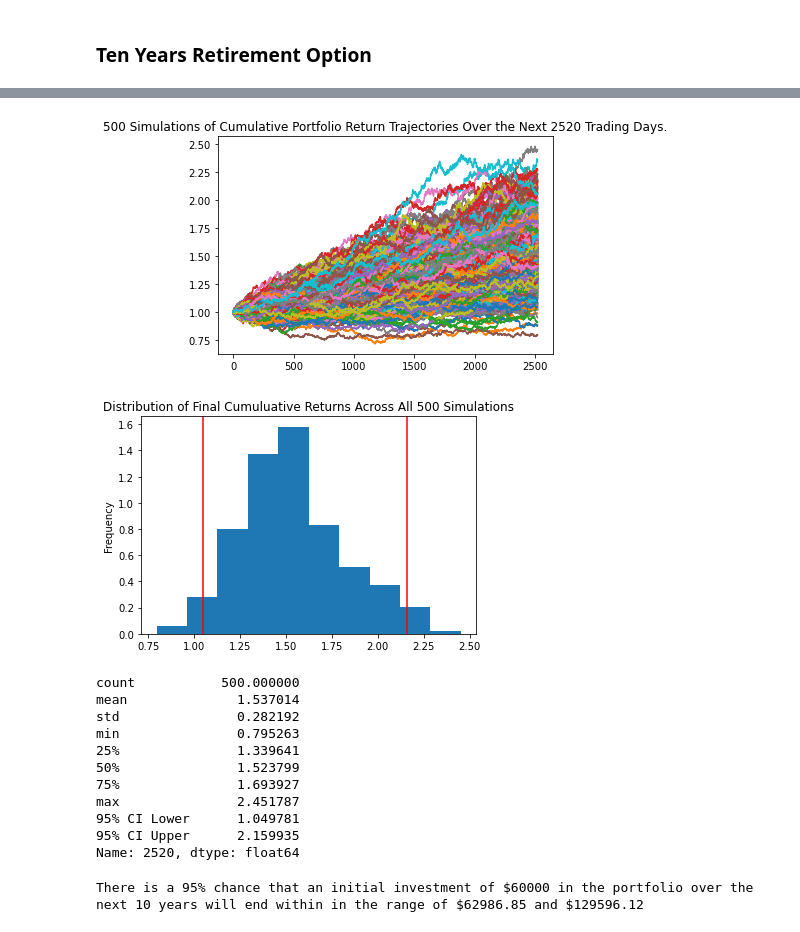
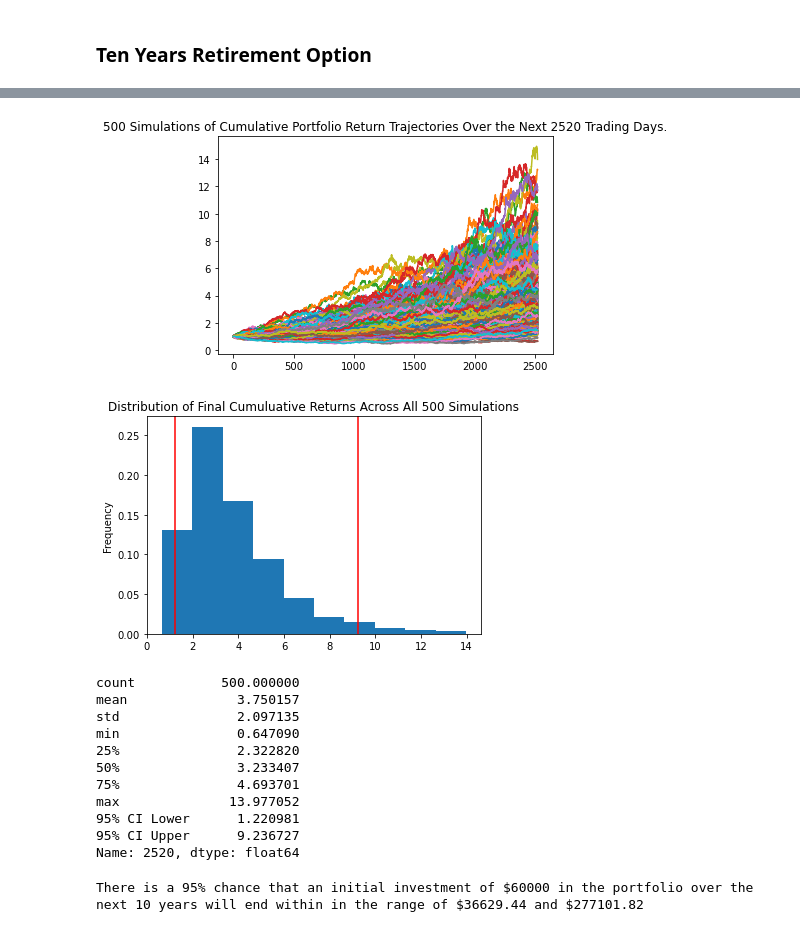
Before and after one commit to kkandial/MiamiHW, a Jupyter notebook: Homework5/financial-planner.ipynb, the cells around one changed output, grey strips where cells are left out. Cells and saved outputs as stored; diff of their text form; code cells hidden in the pictures.

```diff
--- a/Homework5/financial-planner.ipynb
+++ b/Homework5/financial-planner.ipynb
@@ -370,3 +434,11 @@ NameError: name 'initial_investment' is not defined
 # %% [markdown]
 ### Ten Years Retirement Option
+# %%
+# Configuring a Monte Carlo simulation to forecast 10 years cumulative returns
+MC_10year = MCSimulation(
+    portfolio_data = df_stock_data,
+    weights = [.20,.80],
+    num_simulation = 500,
+    num_trading_days = 252*10
+)
 # %%
@@ -409,41 +489,42 @@ Running Monte Carlo simulation number 490.
 # %%
-# Plot simulation outcomes
-# YOUR CODE HERE!
+# Plot simulation outcomes for 10 years
+line_plot_10 = MC_10year.plot_simulation()
 # %% [output]
-[figure, old version]
+[figure, new version]
 # %%
-# Plot probability distribution and confidence intervals
-# YOUR CODE HERE!
+# Plot probability distribution and confidence intervals for 10 years
+dist_plot_10 = MC_10year.plot_distribution()
 # %% [output]
-[figure, old version]
+[figure, new version]
 # %%
-# Fetch summary statistics from the Monte Carlo simulation results
-# YOUR CODE HERE!
+# Fetch summary statistics from the Monte Carlo 10 years simulation results
+tbl_10 = MC_10year.summarize_cumulative_return()
 
-# Print summary statistics
-# YOUR CODE HERE!
+# Print summary statistics for 10 years
+print(tbl_10)
 # %% [output]
 count           500.000000
-mean              1.537014
-std               0.282192
-min               0.795263
-25%               1.339641
-50%               1.523799
-75%               1.693927
-max               2.451787
-95% CI Lower      1.049781
-95% CI Upper      2.159935
+mean              3.750157
+std               2.097135
+min               0.647090
+25%               2.322820
+50%               3.233407
+75%               4.693701
+max              13.977052
+95% CI Lower      1.220981
+95% CI Upper      9.236727
 Name: 2520, dtype: float64
 # %%
-# Set initial investment
-# YOUR CODE HERE!
+# Set initial investment for 10 years
+initial_investment_10yrs = 60000
 
 # Use the lower and upper `95%` confidence intervals to calculate the range of the possible outcomes of our $60,000
-# YOUR CODE HERE!
+ci_lower_10 = round(tbl_10[8]*initial_investment_2,2)
+ci_upper_10 = round(tbl_10[9]*initial_investment_2,2)
 
-# Print results
-print(f"There is a 95% chance that an initial investment of ${initial_investment} in the portfolio"
+# Print results for 10 years
+print(f"There is a 95% chance that an initial investment of ${initial_investment_10yrs} in the portfolio"
       f" over the next 10 years will end within in the range of"
-      f" ${ci_lower_ten} and ${ci_upper_ten}")
+      f" ${ci_lower_10} and ${ci_upper_10}")
 # %% [output]
-There is a 95% chance that an initial investment of $60000 in the portfolio over the next 10 years will end within in the range of $62986.85 and $129596.12
+There is a 95% chance that an initial investment of $60000 in the portfolio over the next 10 years will end within in the range of $36629.44 and $277101.82
```
Also changed, not shown: parts of 18 cells of this notebook, 1 other file.
